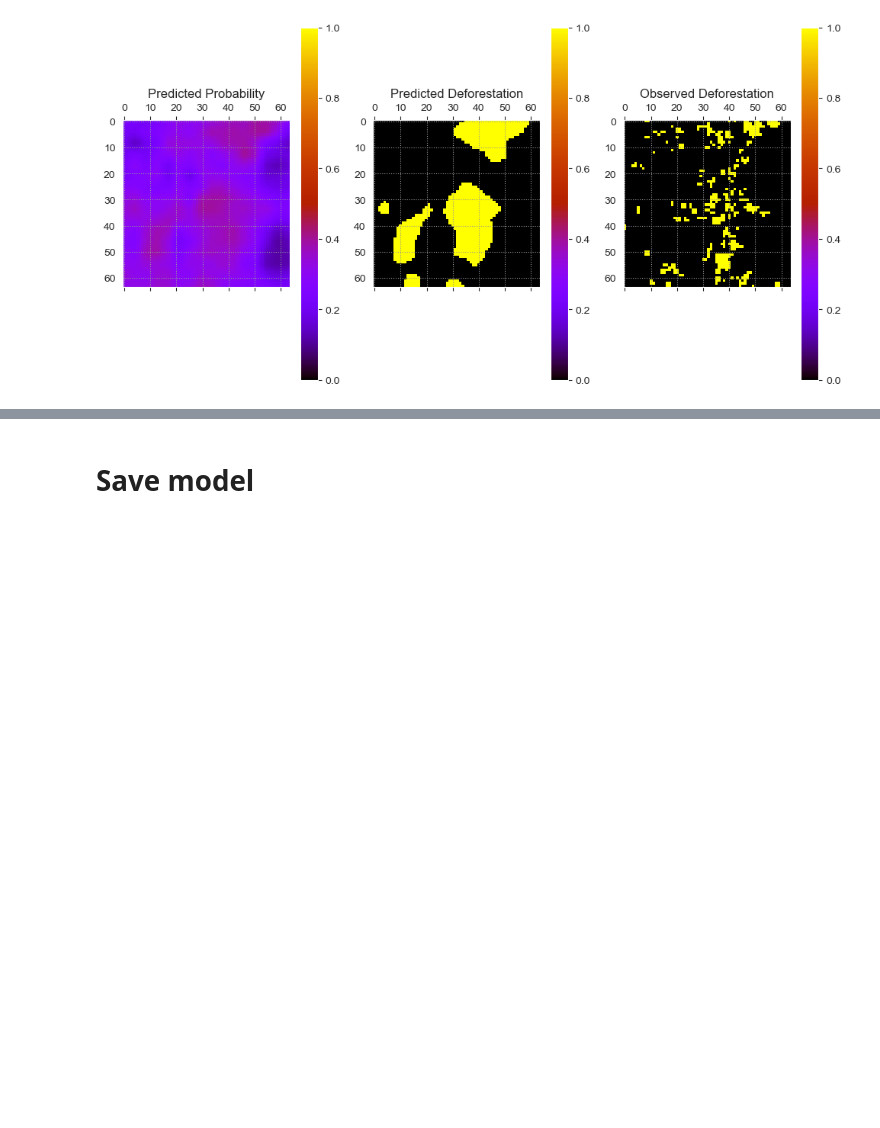
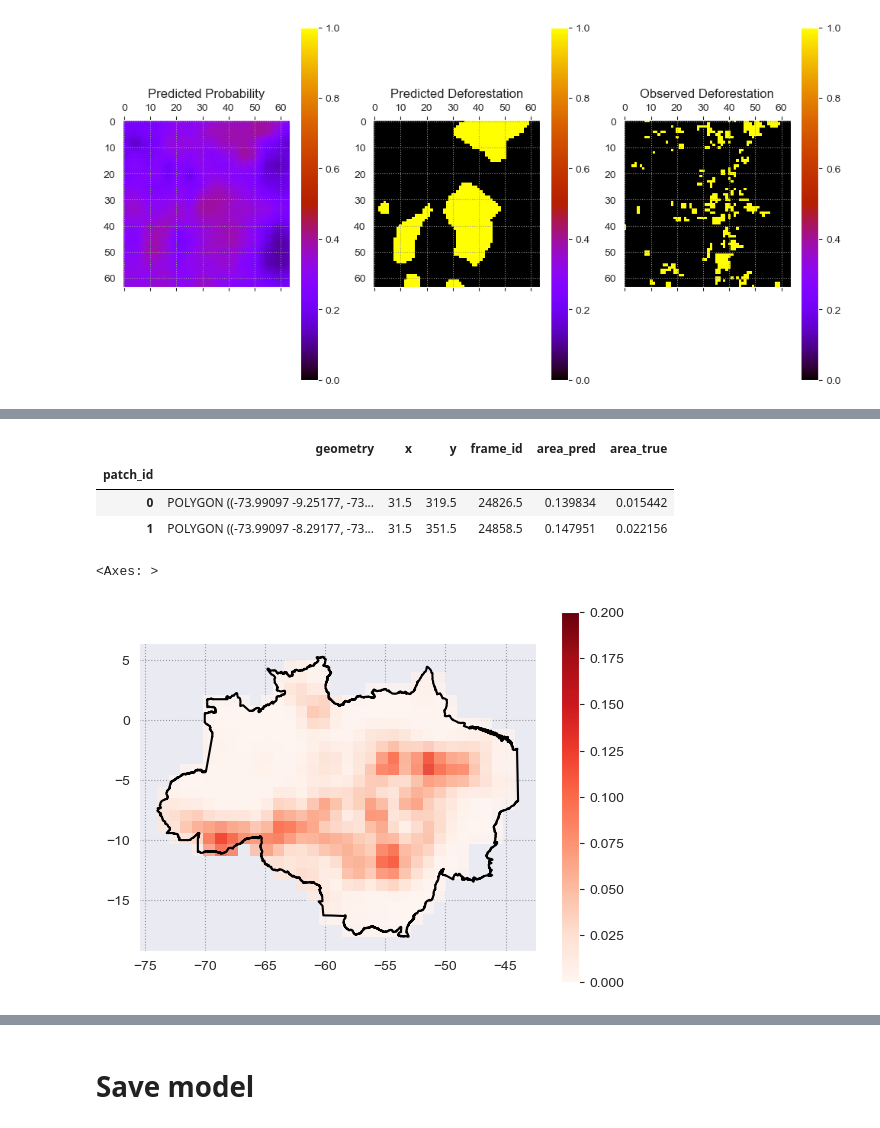
Before and after one commit to Giovanni3A/deforestation_forecast, a Jupyter notebook: 5_model_analysis.ipynb, the cells around one changed output, grey strips where cells are left out. Drawn from its saved outputs; the diff is of its cells as text; code cells hidden in the pictures; blank space fills up the shorter version.

```diff
--- a/5_model_analysis.ipynb
+++ b/5_model_analysis.ipynb
@@ -310,0 +389,13 @@ fig.show()
+# %%
+# get prediction values as binary
+r = []
+for index, (inputs, labels) in tqdm(enumerate(loader), total=len(loader)):
+    ipatch = index // (loader.dataset.X.shape[0] - loader.dataset.autor_window)
+    y_hat = model(inputs).detach()
+    y_pred = softmax_(y_hat)[:, 1, :, :].cpu().flatten().numpy()
+    y_true = labels[:, 1, :, :].cpu().flatten().numpy()
+
+    r = r + list(zip(patches[ipatch], y_pred, y_true, [ipatch for _ in y_pred]))
+# %%
+area_by_frame = pd.DataFrame(r, columns=["frame_id", "area_pred", "area_true", "patch_id"]).groupby(["patch_id", "frame_id"]).mean().reset_index()
+area_by_frame.head(2)
@@ -310,0 +406,3 @@ fig.show()
+# %%
+region_with_areas = region.merge(area_by_frame, on="frame_id", how="right", validate="1:m").dropna()
+region_with_areas.head()
@@ -310,0 +416,15 @@ fig.show()
+# %%
+patch_region_with_areas = region_with_areas.dissolve(by='patch_id', aggfunc='mean')
+patch_region_with_areas.head(2)
+# %% [output]
+|  | geometry | x | y | frame_id | area_pred | area_true |
+| patch_id |  |  |  |  |  |  |
+| 0 | POLYGON ((-73.99097 -9.25177, -73... | 31.5 | 319.5 | 24826.5 | 0.139834 | 0.015442 |
+| 1 | POLYGON ((-73.99097 -8.29177, -73... | 31.5 | 351.5 | 24858.5 | 0.147951 | 0.022156 |
+# %%
+fig, ax = plt.subplots()
+am_bounds.boundary.plot(ax=ax, color="black")
+patch_region_with_areas.plot(column="area_true", ax=ax, cmap="Reds", legend=True, alpha=.7, linewidth=0, vmax=0.2)
+# %% [output]
+<Axes: >
+[figure, added]
```
Also changed, not shown: parts of 20 cells of this notebook, 1 other file.
